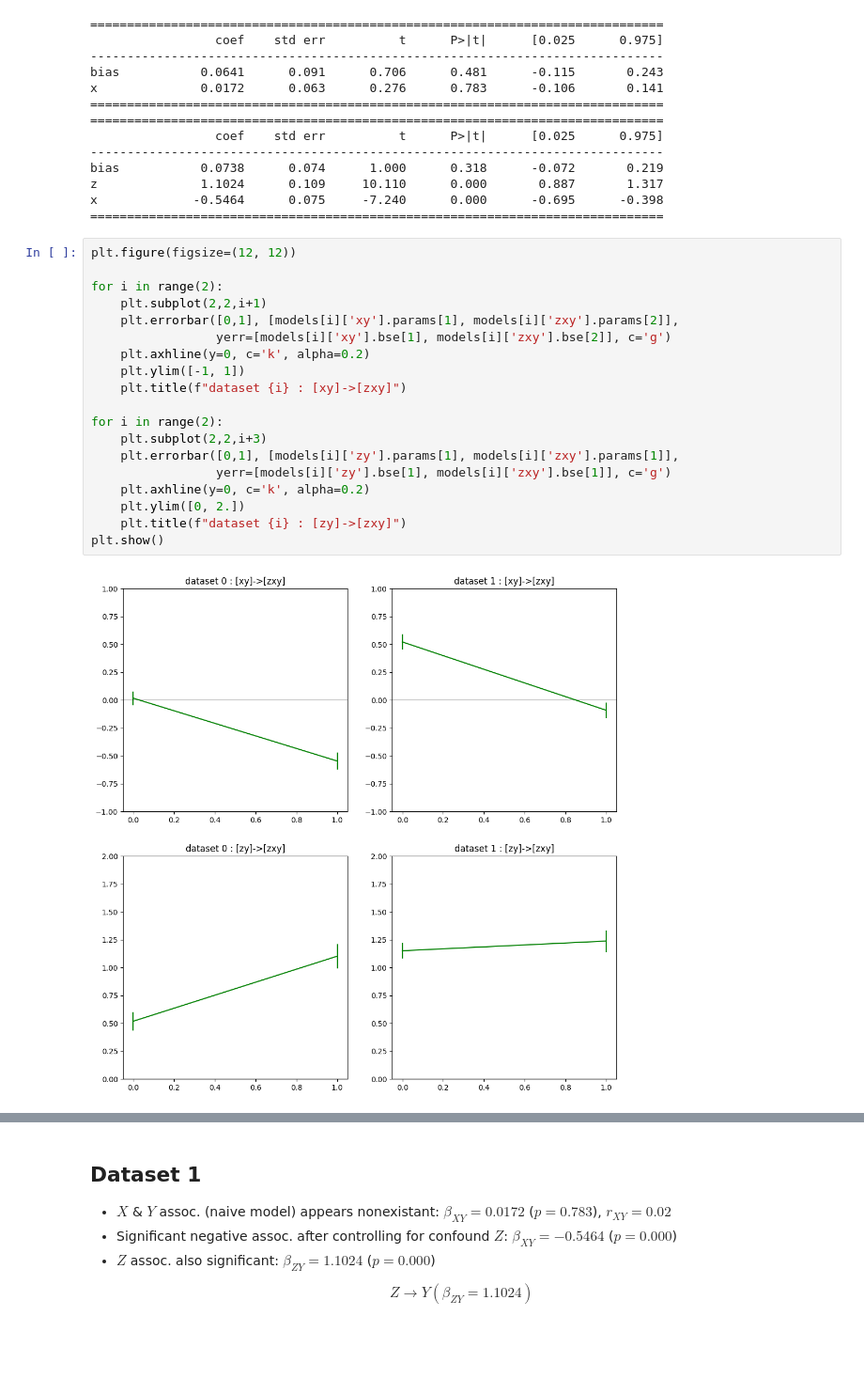
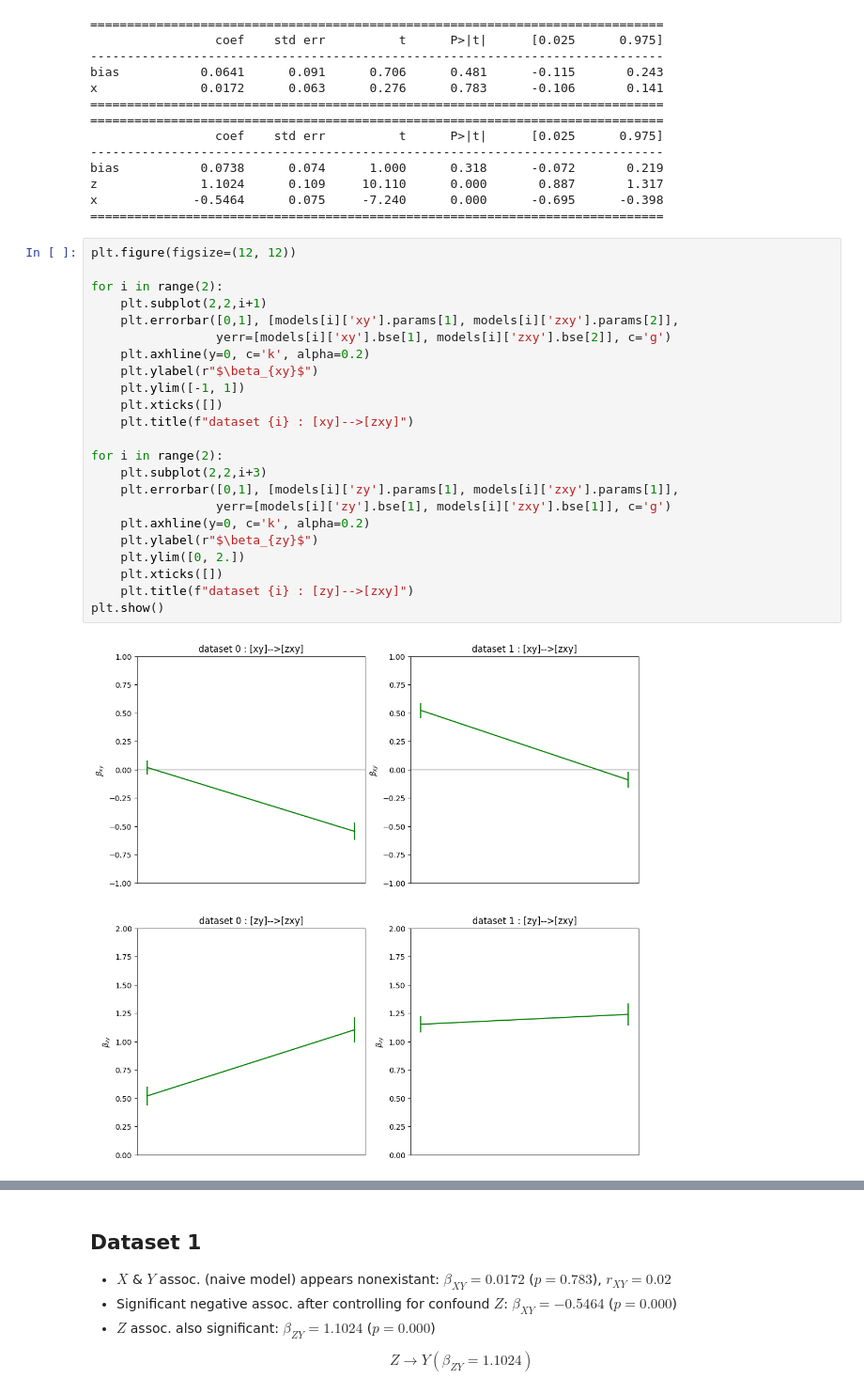
Before and after one commit to jd2504/bme_dsp_2025, a Jupyter notebook: 11_causal_inference.ipynb, the cells around one changed output, grey strips where cells are left out. Shown at 94% size. Cells and saved outputs as stored; diff of their text form; blank space fills up the shorter version.

Commit message:
updated CI plots

```diff
--- a/11_causal_inference.ipynb
+++ b/11_causal_inference.ipynb
@@ -164,24 +164,28 @@ x             -0.5464      0.075     -7.240      0.000      -0.695      -0.398
 # %%
 plt.figure(figsize=(12, 12))
 
 for i in range(2):
     plt.subplot(2,2,i+1)
     plt.errorbar([0,1], [models[i]['xy'].params[1], models[i]['zxy'].params[2]],
                  yerr=[models[i]['xy'].bse[1], models[i]['zxy'].bse[2]], c='g')
     plt.axhline(y=0, c='k', alpha=0.2)
+    plt.ylabel(r"$\beta_{xy}$")
     plt.ylim([-1, 1])
-    plt.title(f"dataset {i} : [xy]->[zxy]")
+    plt.xticks([])
+    plt.title(f"dataset {i} : [xy]-->[zxy]")
 
 for i in range(2):
     plt.subplot(2,2,i+3)
     plt.errorbar([0,1], [models[i]['zy'].params[1], models[i]['zxy'].params[1]],
                  yerr=[models[i]['zy'].bse[1], models[i]['zxy'].bse[1]], c='g')
     plt.axhline(y=0, c='k', alpha=0.2)
+    plt.ylabel(r"$\beta_{zy}$")
     plt.ylim([0, 2.])
-    plt.title(f"dataset {i} : [zy]->[zxy]")
+    plt.xticks([])
+    plt.title(f"dataset {i} : [zy]-->[zxy]")
 plt.show()
 # %% [output]
-[figure, old version]
+[figure, new version]
 # %%
 plt.figure(figsize=(12, 12))
 
```
Also changed, not shown: parts of 2 cells of this notebook.
